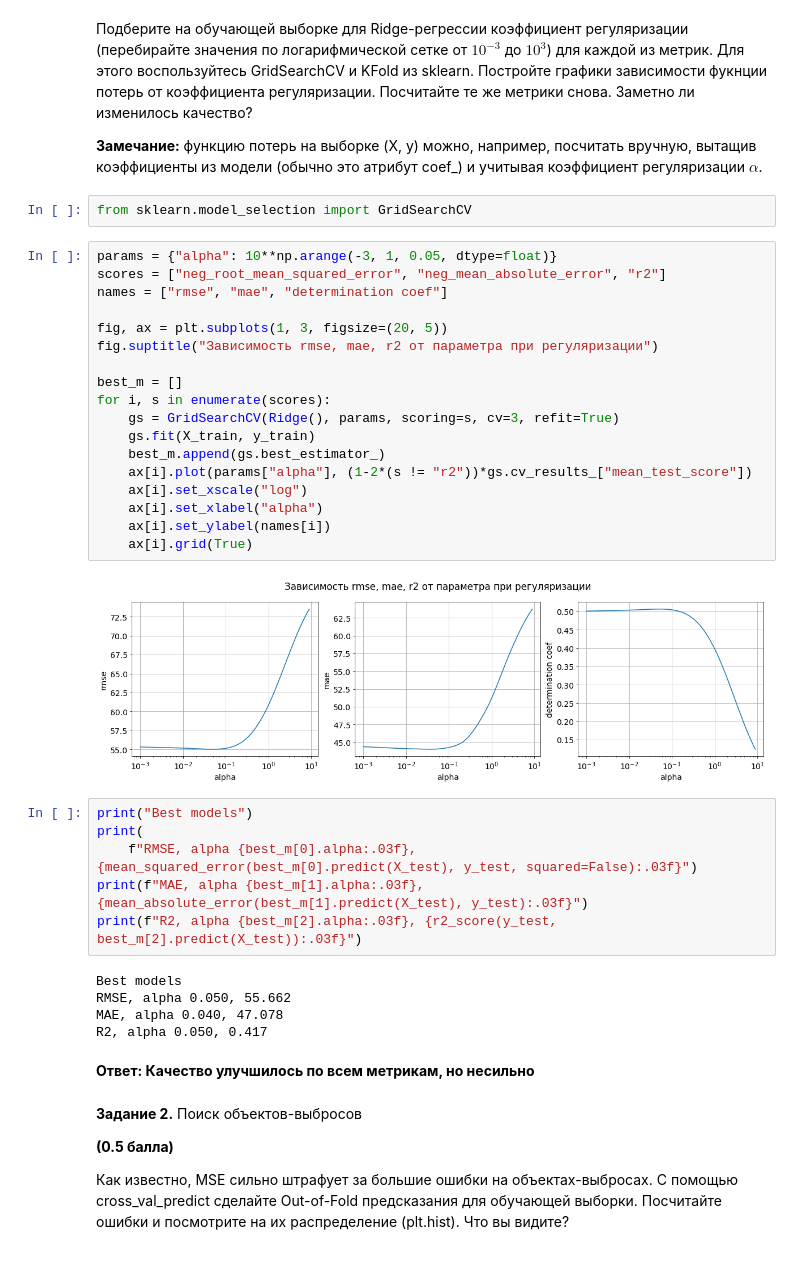
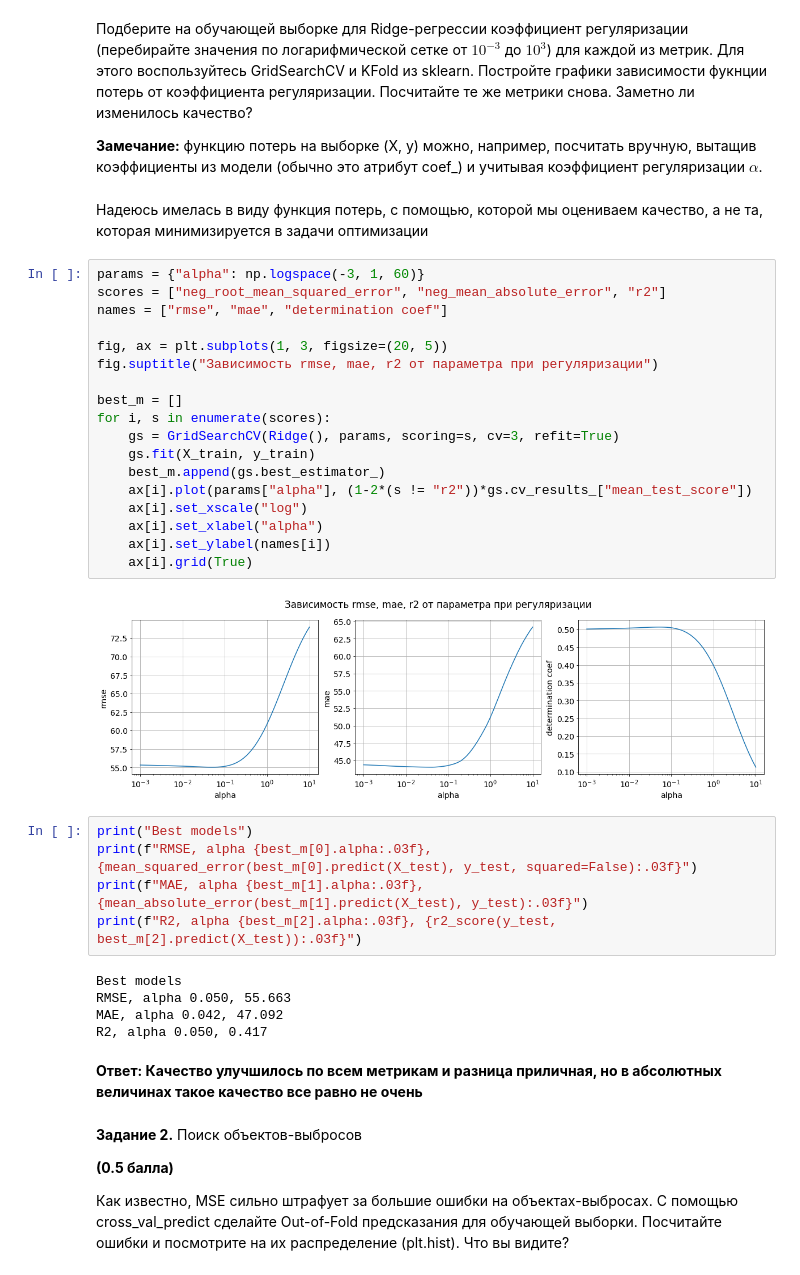
Before and after one commit to Tytskiy/Study, a Jupyter notebook: mmp-fall-2020/mmro/mmro-3/homework-practice-3-TytskiyVlad.ipynb, the cells around one changed output. Cells and saved outputs as stored; diff of their text form.

```diff
--- a/mmp-fall-2020/mmro/mmro-3/homework-practice-3-TytskiyVlad.ipynb
+++ b/mmp-fall-2020/mmro/mmro-3/homework-practice-3-TytskiyVlad.ipynb
@@ -179,41 +167,40 @@ R2 0.3598993868368464
 Подберите на обучающей выборке для Ridge-регрессии коэффициент регуляризации (перебирайте значения по логарифмической сетке от $10^{-3}$ до $10^3$) для каждой из метрик. Для этого воспользуйтесь GridSearchCV и KFold из sklearn. Постройте графики зависимости фукнции потерь от коэффициента регуляризации. Посчитайте те же метрики снова. Заметно ли изменилось качество?
 
 **Замечание:** функцию потерь на выборке (X, y) можно, например, посчитать вручную, вытащив коэффициенты из модели (обычно это атрибут coef_) и учитывая коэффициент регуляризации $\alpha$.
-# %%
-from sklearn.model_selection import GridSearchCV
+# %% [markdown]
+Надеюсь имелась в виду функция потерь, с помощью, которой мы оцениваем качество, а не та, которая минимизируется в задачи оптимизации
 # %%
-params = {"alpha": 10**np.arange(-3, 1, 0.05, dtype=float)}
+params = {"alpha": np.logspace(-3, 1, 60)}
 scores = ["neg_root_mean_squared_error", "neg_mean_absolute_error", "r2"]
 names = ["rmse", "mae", "determination coef"]
 
 fig, ax = plt.subplots(1, 3, figsize=(20, 5))
 fig.suptitle("Зависимость rmse, mae, r2 от параметра при регуляризации")
 
 best_m = []
 for i, s in enumerate(scores):
     gs = GridSearchCV(Ridge(), params, scoring=s, cv=3, refit=True)
     gs.fit(X_train, y_train)
     best_m.append(gs.best_estimator_)
     ax[i].plot(params["alpha"], (1-2*(s != "r2"))*gs.cv_results_["mean_test_score"])
     ax[i].set_xscale("log")
     ax[i].set_xlabel("alpha")
     ax[i].set_ylabel(names[i])
     ax[i].grid(True)
 # %% [output]
-[figure, old version]
+[figure, new version]
 # %%
 print("Best models")
-print(
-    f"RMSE, alpha {best_m[0].alpha:.03f}, {mean_squared_error(best_m[0].predict(X_test), y_test, squared=False):.03f}")
+print(f"RMSE, alpha {best_m[0].alpha:.03f}, {mean_squared_error(best_m[0].predict(X_test), y_test, squared=False):.03f}")
 print(f"MAE, alpha {best_m[1].alpha:.03f}, {mean_absolute_error(best_m[1].predict(X_test), y_test):.03f}")
 print(f"R2, alpha {best_m[2].alpha:.03f}, {r2_score(y_test, best_m[2].predict(X_test)):.03f}")
 # %% [output]
 Best models
-RMSE, alpha 0.050, 55.662
-MAE, alpha 0.040, 47.078
+RMSE, alpha 0.050, 55.663
+MAE, alpha 0.042, 47.092
 R2, alpha 0.050, 0.417
 # %% [markdown]
-**Ответ: Качество улучшилось по всем метрикам, но несильно**
+**Ответ: Качество улучшилось по всем метрикам и разница приличная, но в абсолютных величинах такое качество все равно не очень**
 # %% [markdown]
 __Задание 2.__ Поиск объектов-выбросов
 
```
Also changed, not shown: parts of 107 cells of this notebook.
